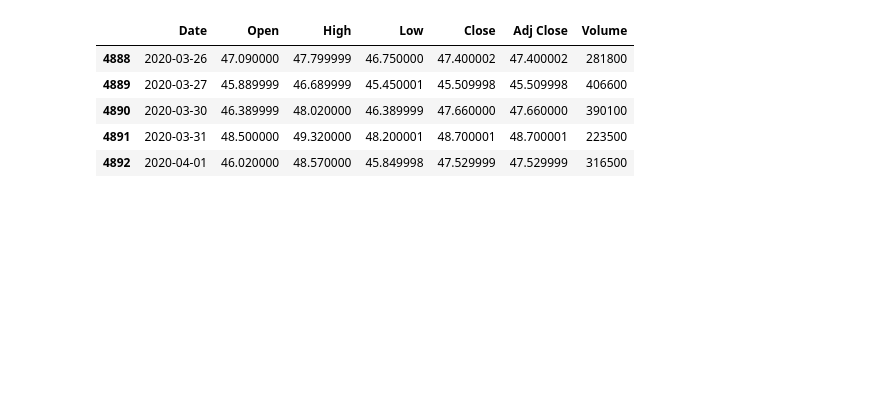
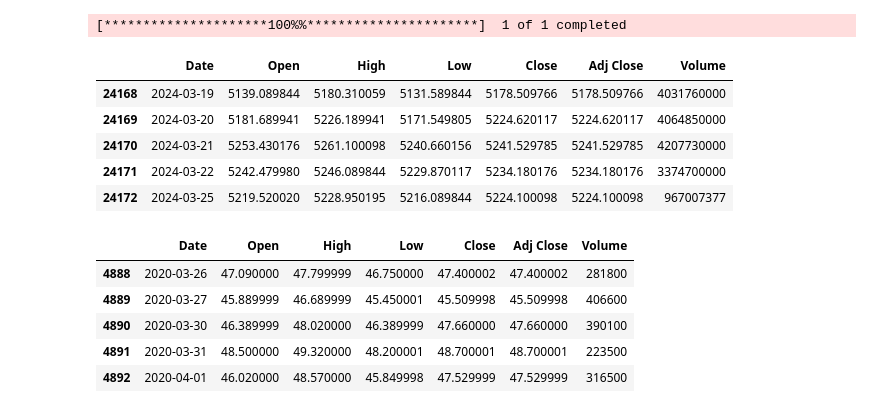
Before and after one commit to JamesDwightDana/cs136_group_project, a Jupyter notebook: project_explore.ipynb, the cells around one changed output. Cells and saved outputs as stored; diff of their text form; code cells hidden in the pictures; blank space fills up the shorter version.

```diff
--- a/project_explore.ipynb
+++ b/project_explore.ipynb
@@ -17 +18,29 @@ from sklearn.discriminant_analysis import LinearDiscriminantAnalysis
+# %%
+def preprocessing_yf(symbol):
+    global df
+ #Import data
+    df = yf.download(symbol).dropna()
+
+ #Rename
+    df.columns = ["Open", "High", "Low", "Close", "Adj Close", "Volume"]
+    df.index.name = "Date"
+
+    #Remove adj close
+    # del df["adj close"]
+
+    return df
+# %%
+df = preprocessing_yf("^GSPC")
+df = df.rename_axis('Date').reset_index()
+# df['Date'] = df['Date'].strftime('%Y-%m-%d')
+
+df.tail()
+# %% [output]
+[*********************100%%**********************]  1 of 1 completed
+|  | Date | Open | High | Low | Close | Adj Close | Volume |
+| 24168 | 2024-03-19 | 5139.089844 | 5180.310059 | 5131.589844 | 5178.509766 | 5178.509766 | 4031760000 |
+| 24169 | 2024-03-20 | 5181.689941 | 5226.189941 | 5171.549805 | 5224.620117 | 5224.620117 | 4064850000 |
+| 24170 | 2024-03-21 | 5253.430176 | 5261.100098 | 5240.660156 | 5241.529785 | 5241.529785 | 4207730000 |
+| 24171 | 2024-03-22 | 5242.479980 | 5246.089844 | 5229.870117 | 5234.180176 | 5234.180176 | 3374700000 |
+| 24172 | 2024-03-25 | 5219.520020 | 5228.950195 | 5216.089844 | 5224.100098 | 5224.100098 | 967007377 |
 # %%
```
Also changed, not shown: parts of 14 cells of this notebook.
